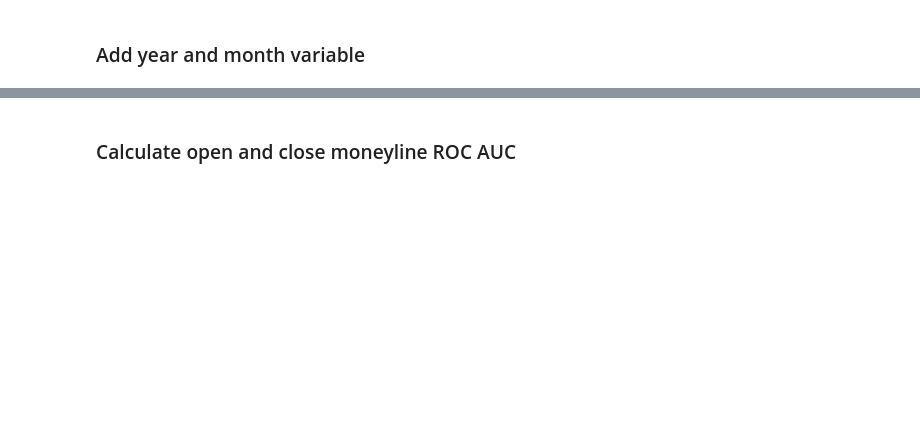
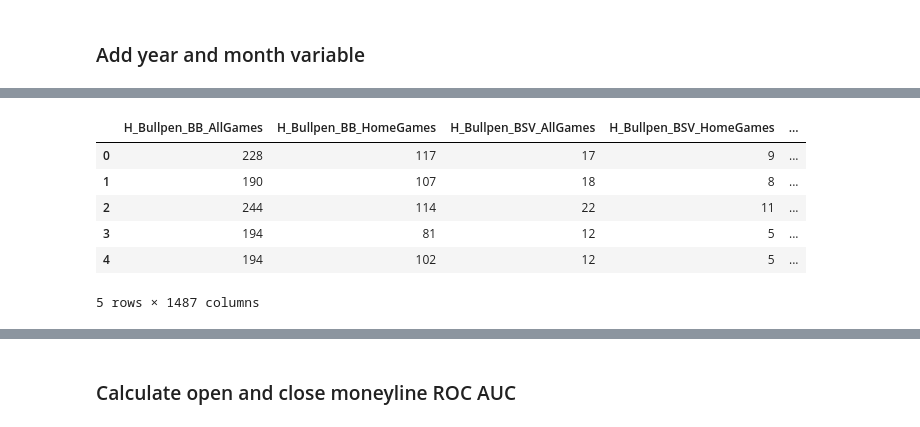
Before and after one commit to etothexipi/mlb_bet_notebooks, a Jupyter notebook: model_statfox_matchups.ipynb, the cells around one changed output, grey strips where cells are left out. Cells and saved outputs as stored; diff of their text form; code cells hidden in the pictures; blank space fills up the shorter version.

```diff
--- a/model_statfox_matchups.ipynb
+++ b/model_statfox_matchups.ipynb
@@ -202,0 +220,10 @@ df
+# %%
+df_feat_num.head()
+# %% [output]
+|  | H_Bullpen_BB_AllGames | H_Bullpen_BB_HomeGames | H_Bullpen_BSV_AllGames | H_Bullpen_BSV_HomeGames | ... |
+| 0 | 228 | 117 | 17 | 9 | ... |
+| 1 | 190 | 107 | 18 | 8 | ... |
+| 2 | 244 | 114 | 22 | 11 | ... |
+| 3 | 194 | 81 | 12 | 5 | ... |
+| 4 | 194 | 102 | 12 | 5 | ... |
+5 rows × 1487 columns
```
Also changed, not shown: parts of 43 cells of this notebook.
